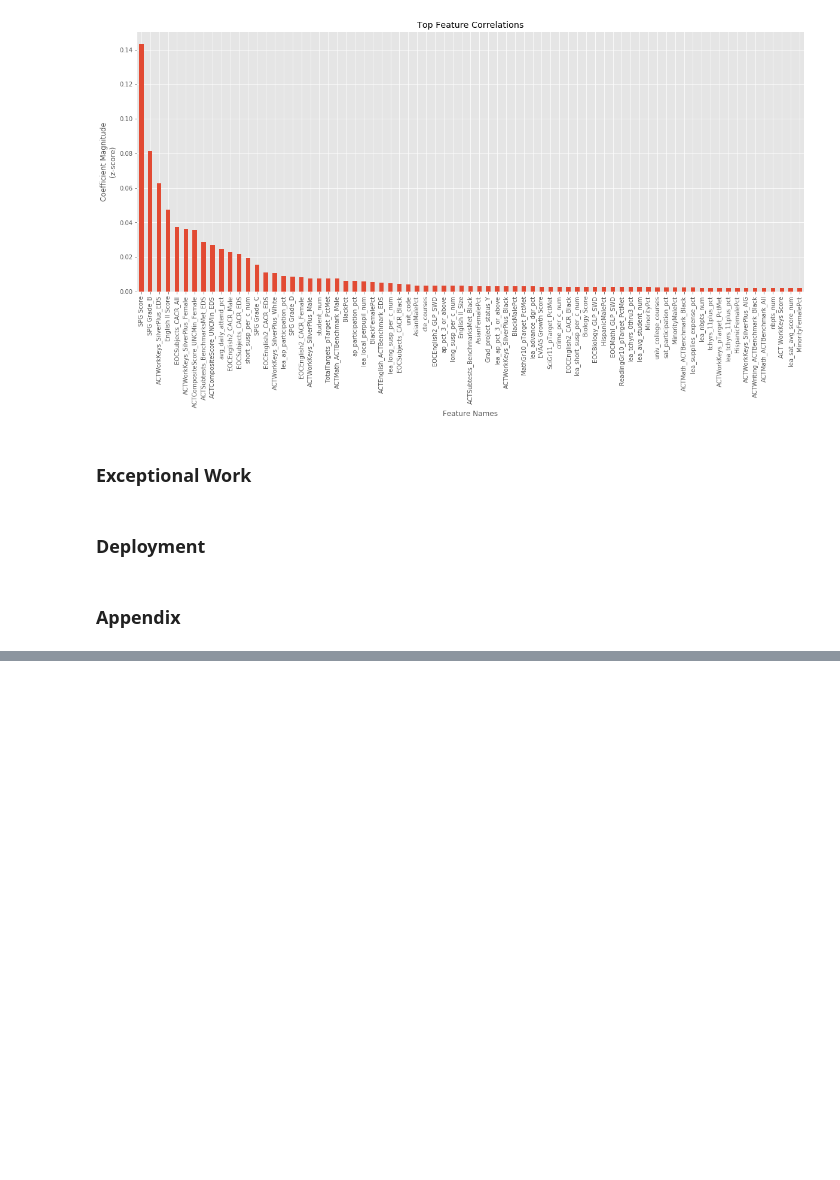
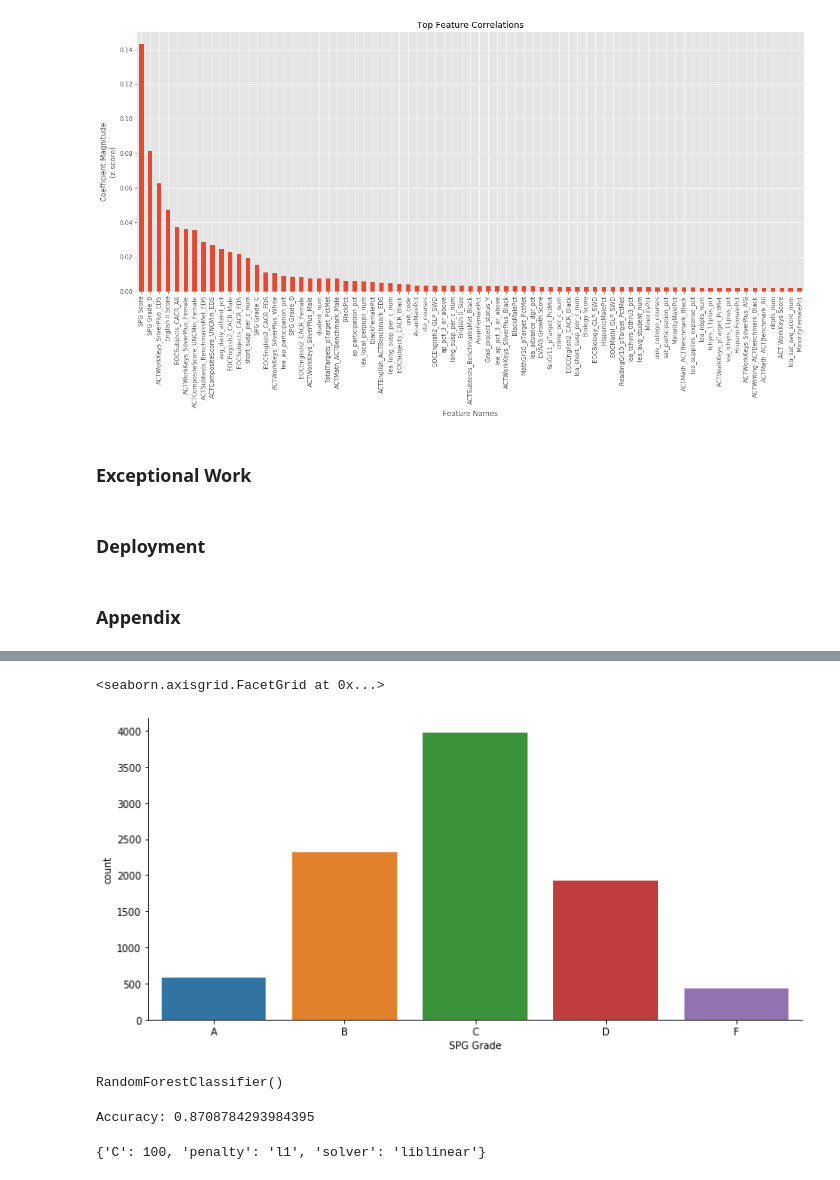
Before and after one commit to fredpoon/ds_7331_jyrf_eda, a Jupyter notebook: grp4_lab2_jyrf.ipynb, the cells around one changed output, grey strips where cells are left out. Cells and saved outputs as stored; diff of their text form; code cells hidden in the pictures; blank space fills up the shorter version.

```diff
--- a/grp4_lab2_jyrf.ipynb
+++ b/grp4_lab2_jyrf.ipynb
@@ -1722,0 +1799,4 @@ Text(0.5, 0, 'Feature Names')
+# %%
+# Remove All the Columns that directly used to calculate SPG Grade and Score
+schoolData.drop(schoolData.iloc[:, 21:162], inplace=True, axis=1)
+schoolData.info(verbose=True)
@@ -1722,0 +1987,33 @@ Text(0.5, 0, 'Feature Names')
+# %%
+schoolData_SPG_org = schoolData_SPG
+schoolData_SPG = schoolData_SPG_org
+
+schoolData_SPG= np.select(
+    [
+        schoolData_SPG == 'A',
+        schoolData_SPG == 'B',
+        schoolData_SPG == 'C',
+        schoolData_SPG == 'D',
+        schoolData_SPG == 'F',
+        schoolData_SPG == 'A+NG',
+        schoolData_SPG == 'I'
+    ],
+    [
+        'A',
+        'B',
+        'C',
+        'D',
+        'F',
+        'A',
+        'NA'
+    ],
+    default='NA'
+)
+
+#Filter out the sample with "NA" on SPG Grade
+schoolData_SPG_new = schoolData_SPG[schoolData_SPG!='NA']
+schoolData_pick_new = schoolData_pick[schoolData_SPG!='NA']
+
+# Check if the levels of SPG Grade has been altered
+s = pd.DataFrame(schoolData_SPG_new)
+s.describe()
@@ -1722,0 +2026,41 @@ Text(0.5, 0, 'Feature Names')
+# %%
+#Factor Plot for SPG Grade
+s.columns=['SPG Grade']
+
+sns.factorplot("SPG Grade", data=s, aspect=2,
+                       kind="count", order=['A','B','C','D','F'])
+
+plt.show()
+# %% [output]
+<seaborn.axisgrid.FacetGrid at 0x...>
+[figure, added]
+# %%
+from imblearn.over_sampling import SMOTE
+
+# Oversample using SMOTE
+# Make all classes the same size as the majority class.
+# WARNING - This can exponentially increase the size of the input dataset.
+sm = SMOTE(sampling_strategy='not majority')
+X_sm, y_sm = sm.fit_sample(schoolData_pick_new, pd.DataFrame(schoolData_SPG_new))
+
+#Training using Oversample Method
+for train_indices, test_indices in cv_object.split(X_sm,y_sm):
+
+    X_train = X_sm.values[train_indices]
+    y_train = y_sm.values[train_indices]
+
+    X_test = X_sm.values[test_indices]
+    y_test = y_sm.values[test_indices]
+
+clfsm=RandomForestClassifier(n_estimators=100)
+clfsm.fit(X_train,y_train)
+y_pred_sm=clfsm.predict(X_test)
+
+print("Accuracy:",metrics.accuracy_score(y_test, y_pred_sm))
+# %% [output]
+RandomForestClassifier()
+Accuracy: 0.8708784293984395
+# %%
+grid.best_params_
+# %% [output]
+{'C': 100, 'penalty': 'l1', 'solver': 'liblinear'}
```
Also changed, not shown: parts of 46 cells of this notebook.
